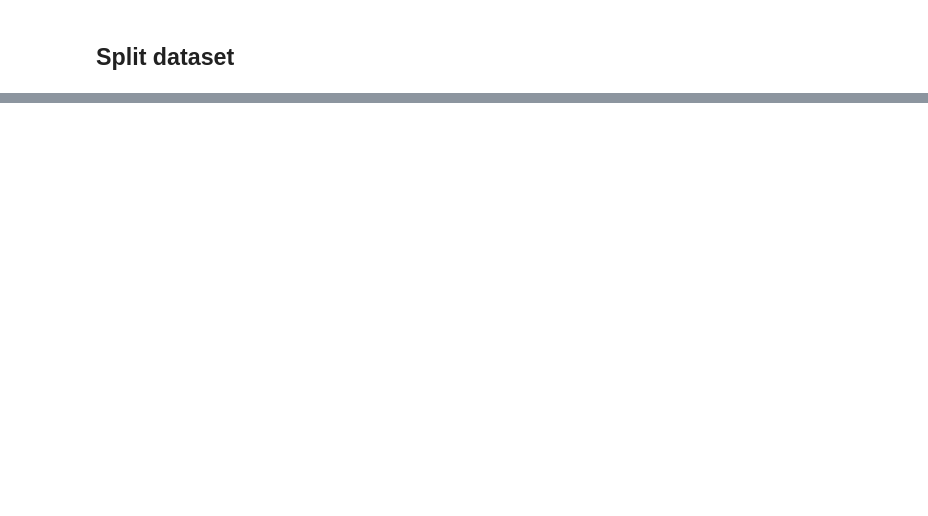
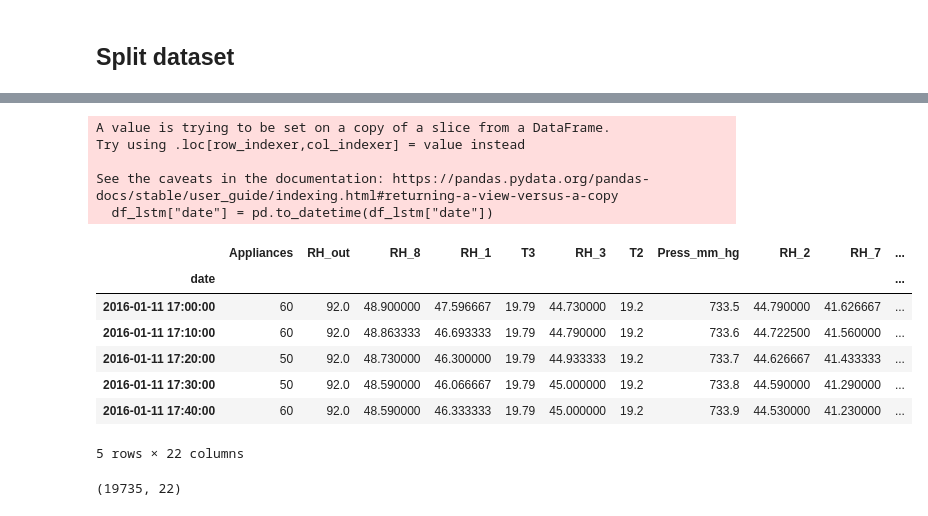
Before and after one commit to BianchiLuca28/EnergyConsumptionForecast, a Jupyter notebook: notebooks/luca_notebook.ipynb, the cells around one changed output, grey strips where cells are left out. Drawn from its saved outputs; the diff is of its cells as text; code cells hidden in the pictures; blank space fills up the shorter version.

```diff
--- a/notebooks/luca_notebook.ipynb
+++ b/notebooks/luca_notebook.ipynb
@@ -134,0 +125,42 @@ X_test = scaler.transform(X_test)
+# %%
+col_time=["date"]
+
+col_temp = ["T1","T2","T3","T4","T5","T6","T7","T8","T9"]
+
+col_hum = ["RH_1","RH_2","RH_3","RH_4","RH_5","RH_6","RH_7","RH_8","RH_9"]
+
+col_weather = ["T_out", "Tdewpoint","RH_out","Press_mm_hg","Windspeed","Visibility"]
+col_light = ["lights"]
+
+col_randoms = ["rv1", "rv2"]
+
+col_target = ["Appliances"]
+# %%
+feature_set = ["RH_out","RH_8","RH_1","T3","RH_3","T2","Press_mm_hg","RH_2",
+         "RH_7","T8","RH_6","RH_4","RH_5","T_out","RH_9",
+         "T4","T7","Tdewpoint","Windspeed","T1","T5"]
+# %%
+df_lstm = df[col_target + col_time + feature_set]
+# %%
+df_lstm["date"] = pd.to_datetime(df_lstm["date"])
+df_lstm = df_lstm.set_index(['date'], drop=True)
+df_lstm.head()
+# %% [output]
+A value is trying to be set on a copy of a slice from a DataFrame.
+Try using .loc[row_indexer,col_indexer] = value instead
+
+See the caveats in the documentation: https://pandas.pydata.org/pandas-docs/stable/user_guide/indexing.html#returning-a-view-versus-a-copy
+  df_lstm["date"] = pd.to_datetime(df_lstm["date"])
+|  | Appliances | RH_out | RH_8 | RH_1 | T3 | RH_3 | T2 | Press_mm_hg | RH_2 | RH_7 | ... |
+| date |  |  |  |  |  |  |  |  |  |  | ... |
+| 2016-01-11 17:00:00 | 60 | 92.0 | 48.900000 | 47.596667 | 19.79 | 44.730000 | 19.2 | 733.5 | 44.790000 | 41.626667 | ... |
+| 2016-01-11 17:10:00 | 60 | 92.0 | 48.863333 | 46.693333 | 19.79 | 44.790000 | 19.2 | 733.6 | 44.722500 | 41.560000 | ... |
+| 2016-01-11 17:20:00 | 50 | 92.0 | 48.730000 | 46.300000 | 19.79 | 44.933333 | 19.2 | 733.7 | 44.626667 | 41.433333 | ... |
+| 2016-01-11 17:30:00 | 50 | 92.0 | 48.590000 | 46.066667 | 19.79 | 45.000000 | 19.2 | 733.8 | 44.590000 | 41.290000 | ... |
+| 2016-01-11 17:40:00 | 60 | 92.0 | 48.590000 | 46.333333 | 19.79 | 45.000000 | 19.2 | 733.9 | 44.530000 | 41.230000 | ... |
+5 rows × 22 columns
+# %%
+values = df_lstm.values
+values.shape
+# %% [output]
+(19735, 22)
```
Also changed, not shown: parts of 26 cells of this notebook.
